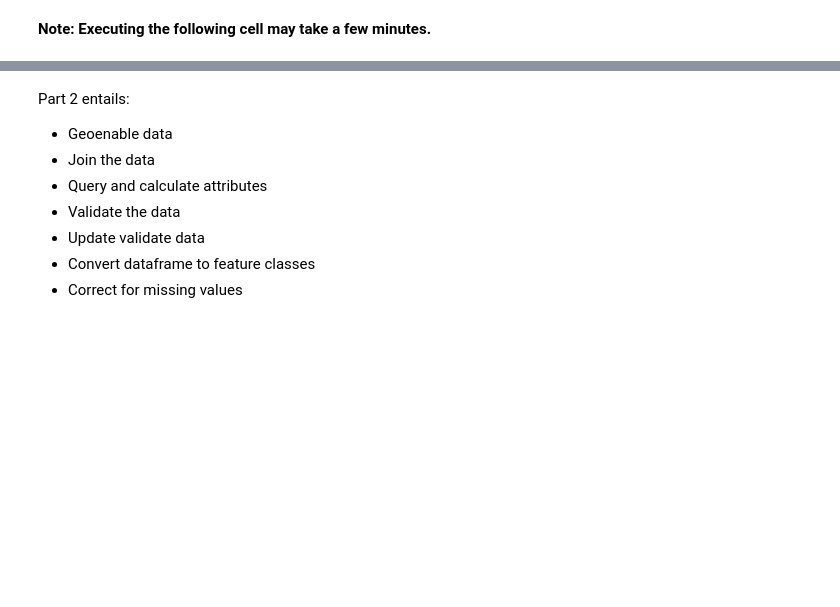
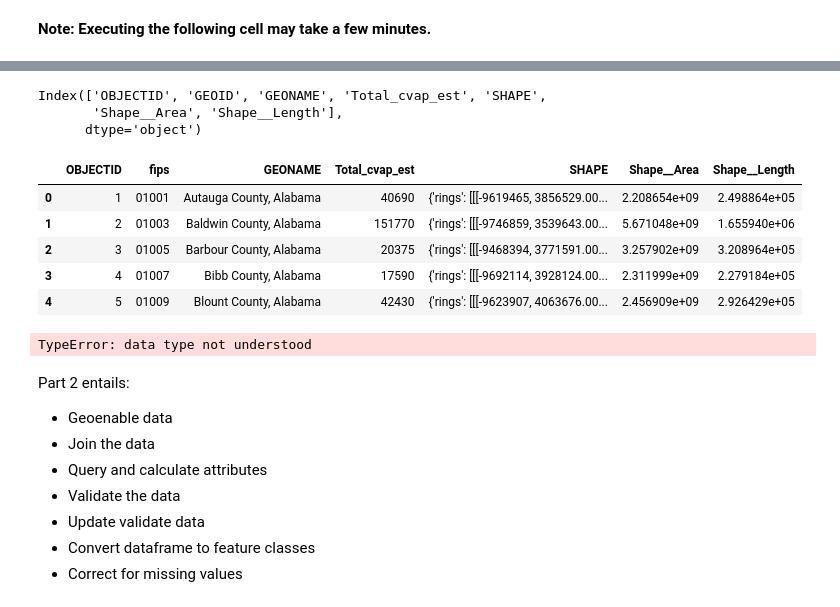
Before and after one commit to codebrain001/Spatial-Data-Engineering-using-Dask-in-ArcGIS-Pro, a Jupyter notebook: Dask.ipynb, the cells around one changed output, grey strips where cells are left out. Cells and saved outputs as stored; diff of their text form; code cells hidden in the pictures; blank space fills up the shorter version.

```diff
--- a/Dask.ipynb
+++ b/Dask.ipynb
@@ -419,3 +470,27 @@ counties_df.head()
+# %%
+counties_df.columns
+# %% [output]
+Index(['OBJECTID', 'GEOID', 'GEONAME', 'Total_cvap_est', 'SHAPE',
+       'Shape__Area', 'Shape__Length'],
+      dtype='object')
+# %%
+# rename columns
+counties_df = counties_df.rename(columns={'GEOID': 'fips'})
+counties_df.head()
+# %% [output]
+|  | OBJECTID | fips | GEONAME | Total_cvap_est | SHAPE | Shape__Area | Shape__Length |
+| 0 | 1 | 01001 | Autauga County, Alabama | 40690 | {'rings': [[[-9619465, 3856529.00... | 2.208654e+09 | 2.498864e+05 |
+| 1 | 2 | 01003 | Baldwin County, Alabama | 151770 | {'rings': [[[-9746859, 3539643.00... | 5.671048e+09 | 1.655940e+06 |
+| 2 | 3 | 01005 | Barbour County, Alabama | 20375 | {'rings': [[[-9468394, 3771591.00... | 3.257902e+09 | 3.208964e+05 |
+| 3 | 4 | 01007 | Bibb County, Alabama | 17590 | {'rings': [[[-9692114, 3928124.00... | 2.311999e+09 | 2.279184e+05 |
+| 4 | 5 | 01009 | Blount County, Alabama | 42430 | {'rings': [[[-9623907, 4063676.00... | 2.456909e+09 | 2.926429e+05 |
+# %%
+geo_df = dd.merge(df, counties_df, how='left', on='fips')
+
+# Visualize the merged data
+geo_df.head()
+# %% [output]
+TypeError: data type not understood
 # %% [markdown]
 Part 2 entails:
 - Geoenable data
```
Also changed, not shown: parts of 28 cells of this notebook, 3 other files.
